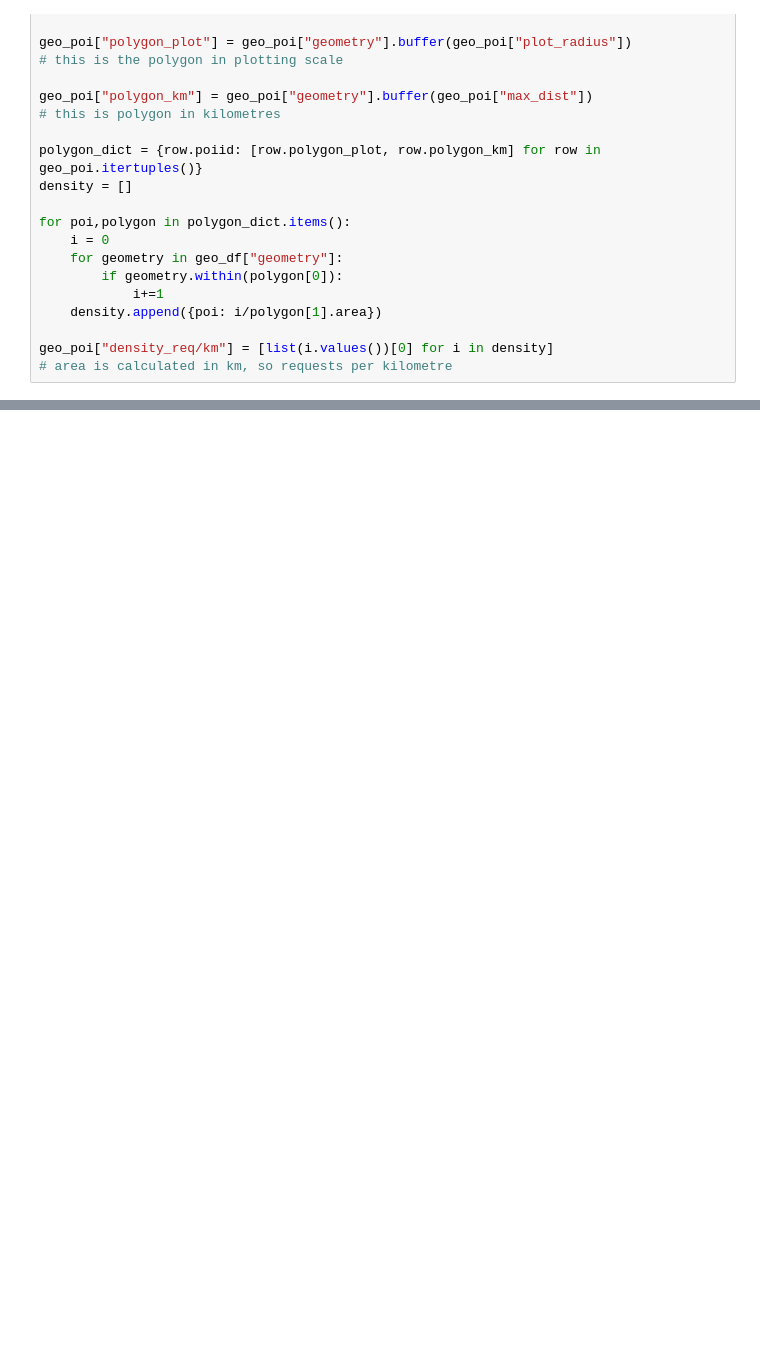
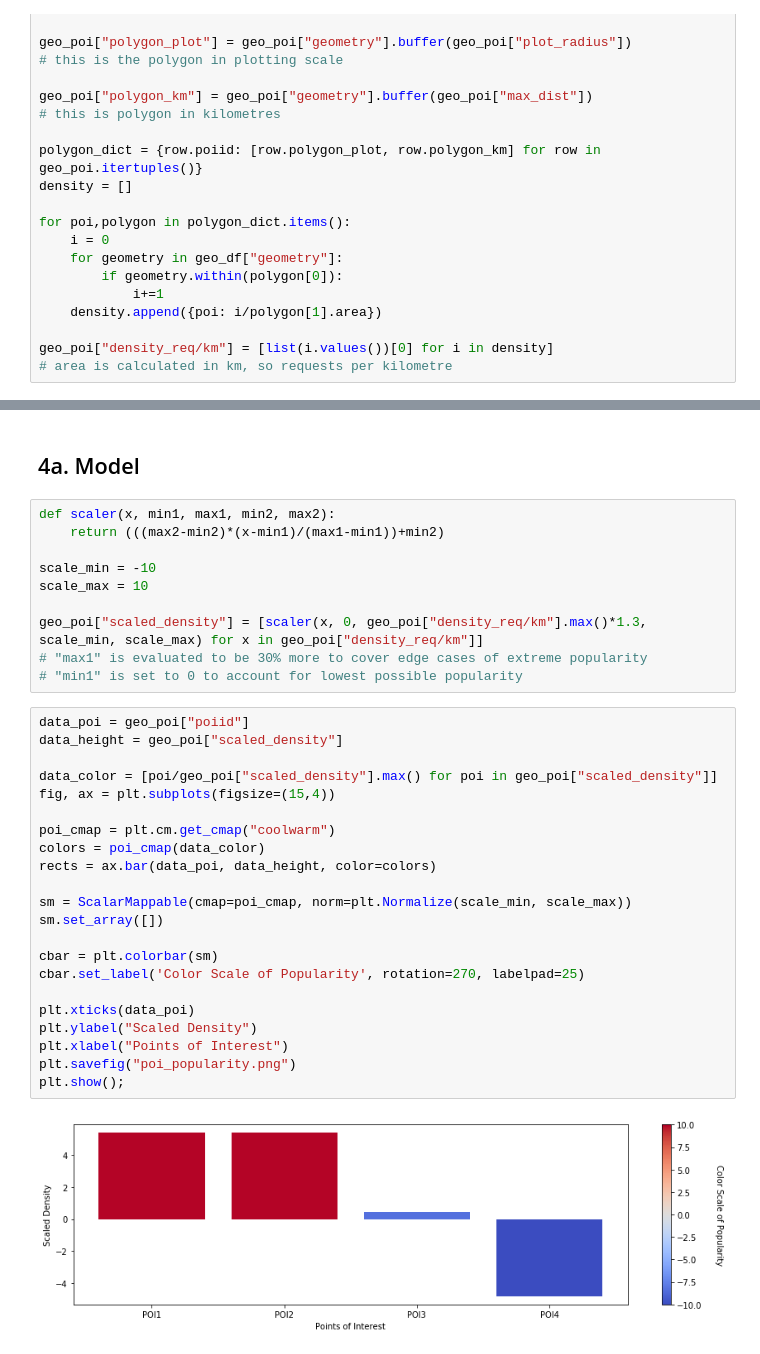
Before and after one commit to data-ss/eqw, a Jupyter notebook: eqw.ipynb, the cells around one changed output, grey strips where cells are left out. Saved outputs shown, nothing was run; the diff lists cells and outputs as text; blank space fills up the shorter version.

```diff
--- a/eqw.ipynb
+++ b/eqw.ipynb
@@ -101,0 +97,36 @@ geo_poi.head()
+# %% [markdown]
+## 4a. Model
+# %%
+def scaler(x, min1, max1, min2, max2):
+    return (((max2-min2)*(x-min1)/(max1-min1))+min2)
+
+scale_min = -10
+scale_max = 10
+
+geo_poi["scaled_density"] = [scaler(x, 0, geo_poi["density_req/km"].max()*1.3, scale_min, scale_max) for x in geo_poi["density_req/km"]]
+# "max1" is evaluated to be 30% more to cover edge cases of extreme popularity
+# "min1" is set to 0 to account for lowest possible popularity
+# %%
+data_poi = geo_poi["poiid"]
+data_height = geo_poi["scaled_density"]
+
+data_color = [poi/geo_poi["scaled_density"].max() for poi in geo_poi["scaled_density"]]
+fig, ax = plt.subplots(figsize=(15,4))
+
+poi_cmap = plt.cm.get_cmap("coolwarm")
+colors = poi_cmap(data_color)
+rects = ax.bar(data_poi, data_height, color=colors)
+
+sm = ScalarMappable(cmap=poi_cmap, norm=plt.Normalize(scale_min, scale_max))
+sm.set_array([])
+
+cbar = plt.colorbar(sm)
+cbar.set_label('Color Scale of Popularity', rotation=270, labelpad=25)
+
+plt.xticks(data_poi)
+plt.ylabel("Scaled Density")
+plt.xlabel("Points of Interest")
+plt.savefig("poi_popularity.png")
+plt.show();
+# %% [output]
+[figure, added]
```
Also changed, not shown: parts of 5 cells of this notebook, 5 other files.
